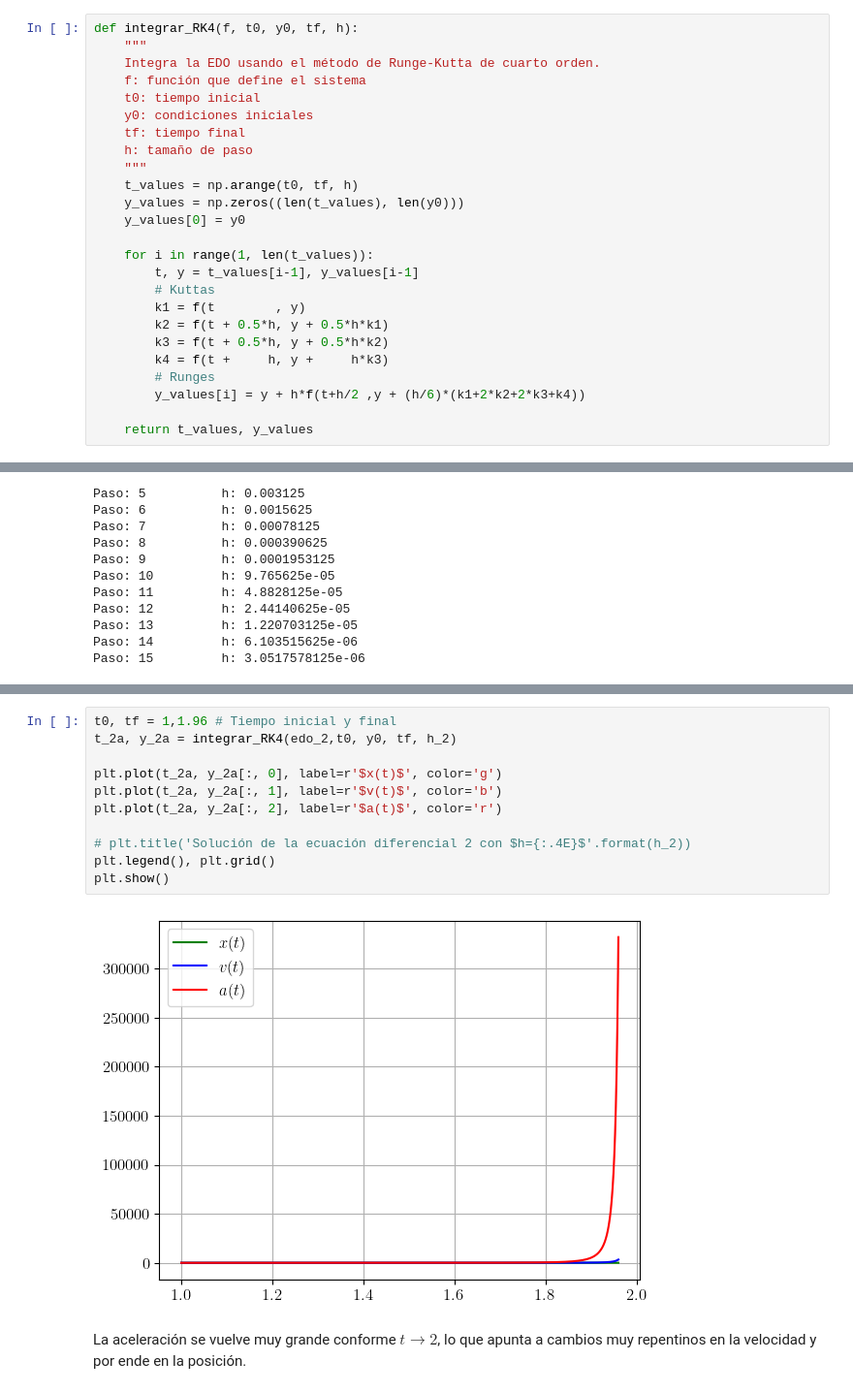
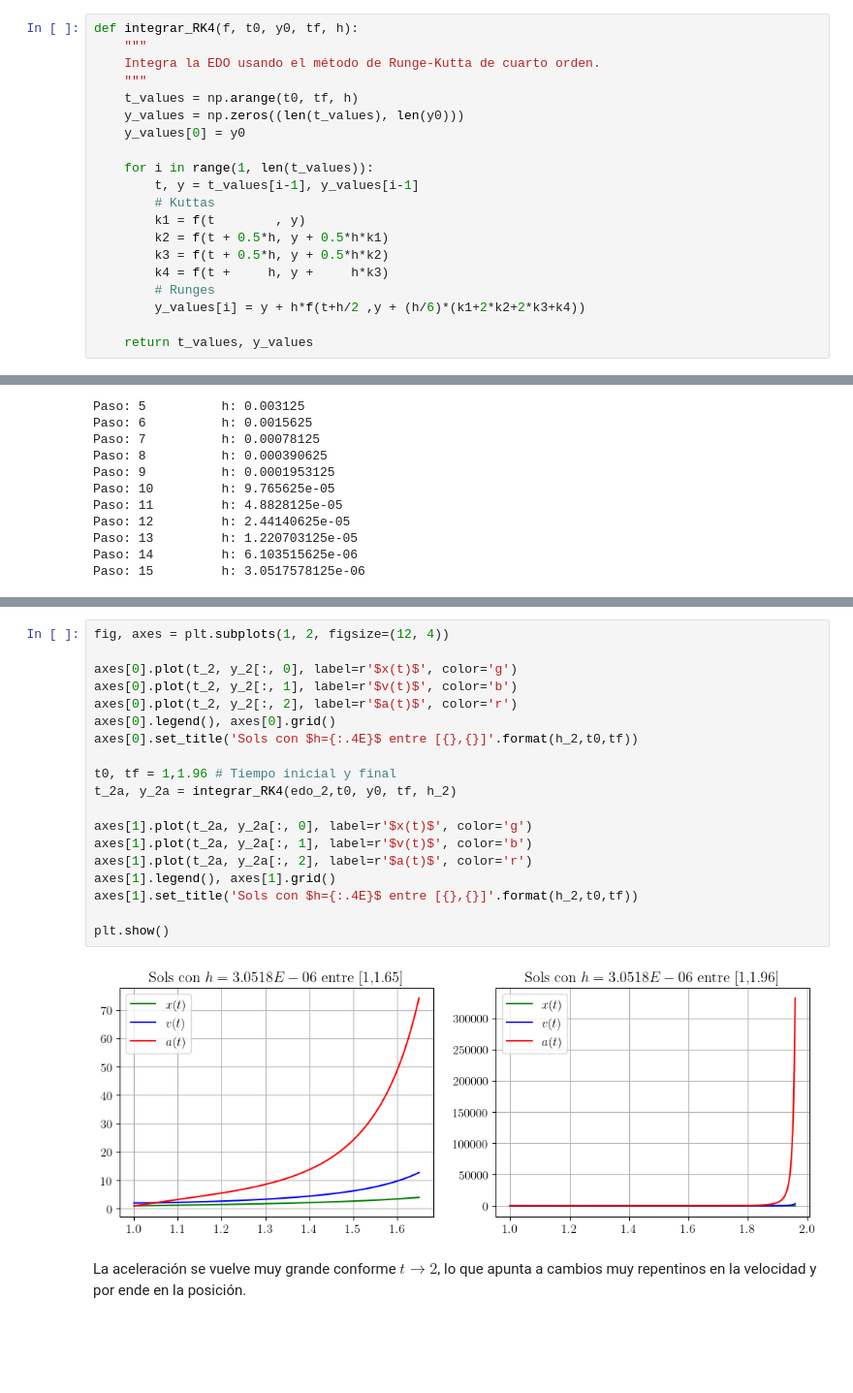
Before and after one commit to tamoaltas/FIS-COMP, a Jupyter notebook: tareas/tarea_3_Vidal_Tamayo_Tamez_Roman_Tamez.ipynb, the cells around one changed output, grey strips where cells are left out. Shown at 97% size. Saved outputs shown, nothing was run; the diff lists cells and outputs as text; blank space fills up the shorter version.

```diff
--- a/tareas/tarea_3_Vidal_Tamayo_Tamez_Roman_Tamez.ipynb
+++ b/tareas/tarea_3_Vidal_Tamayo_Tamez_Roman_Tamez.ipynb
@@ -133,11 +156,6 @@ def integrar_RK2(f, t0, y0, tf, h):
 def integrar_RK4(f, t0, y0, tf, h):
     """
     Integra la EDO usando el método de Runge-Kutta de cuarto orden.
-    f: función que define el sistema
-    t0: tiempo inicial
-    y0: condiciones iniciales
-    tf: tiempo final
-    h: tamaño de paso
     """
     t_values = np.arange(t0, tf, h)
     y_values = np.zeros((len(t_values), len(y0)))
@@ -282,16 +301,24 @@ plt.show()
 # %%
+fig, axes = plt.subplots(1, 2, figsize=(12, 4))
+
+axes[0].plot(t_2, y_2[:, 0], label=r'$x(t)$', color='g')
+axes[0].plot(t_2, y_2[:, 1], label=r'$v(t)$', color='b')
+axes[0].plot(t_2, y_2[:, 2], label=r'$a(t)$', color='r')
+axes[0].legend(), axes[0].grid()
+axes[0].set_title('Sols con $h={:.4E}$ entre [{},{}]'.format(h_2,t0,tf))
+
 t0, tf = 1,1.96 # Tiempo inicial y final
 t_2a, y_2a = integrar_RK4(edo_2,t0, y0, tf, h_2)
 
-plt.plot(t_2a, y_2a[:, 0], label=r'$x(t)$', color='g')
-plt.plot(t_2a, y_2a[:, 1], label=r'$v(t)$', color='b')
-plt.plot(t_2a, y_2a[:, 2], label=r'$a(t)$', color='r')
+axes[1].plot(t_2a, y_2a[:, 0], label=r'$x(t)$', color='g')
+axes[1].plot(t_2a, y_2a[:, 1], label=r'$v(t)$', color='b')
+axes[1].plot(t_2a, y_2a[:, 2], label=r'$a(t)$', color='r')
+axes[1].legend(), axes[1].grid()
+axes[1].set_title('Sols con $h={:.4E}$ entre [{},{}]'.format(h_2,t0,tf))
 
-# plt.title('Solución de la ecuación diferencial 2 con $h={:.4E}$'.format(h_2))
-plt.legend(), plt.grid()
 plt.show()
 # %% [output]
-[figure, old version]
+[figure, new version]
 # %% [markdown]
 La aceleración se vuelve muy grande conforme $t \to 2$, lo que apunta a cambios muy repentinos en la velocidad y por ende en la posición.
 # %% [markdown]
```
Also changed, not shown: parts of 21 cells of this notebook, 1 other file.
